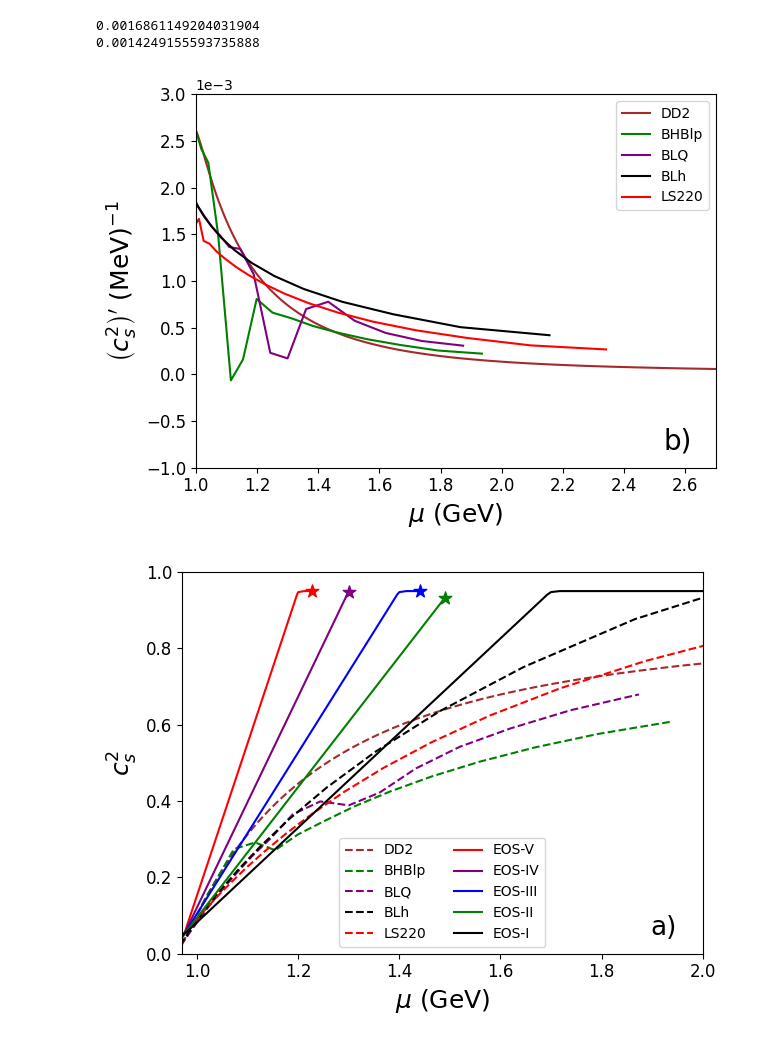
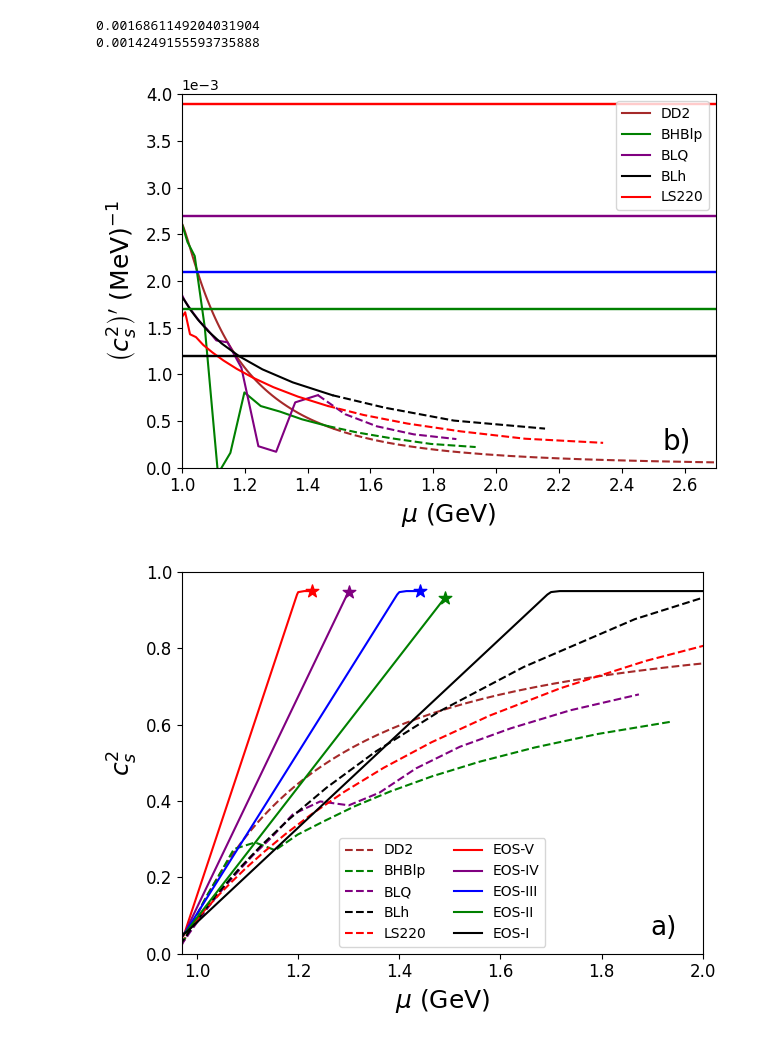
Before and after one commit to astro-man98/High_Density_Sound_Speed, a Jupyter notebook: cs2_mf2_analysis.ipynb, the cells around one changed output. Cells and saved outputs as stored; diff of their text form; code cells hidden in the pictures.

```diff
--- a/cs2_mf2_analysis.ipynb
+++ b/cs2_mf2_analysis.ipynb
@@ -539,33 +539,36 @@ print(dd2_cs2p_M_interp(1.654))
 # %% [output]
 0.0016861149204031904
 0.0014249155593735888
+# %%
+mu_max_II = 1494.0
 # %%
 axes_label_fontsize = 18
 tick_label_fontsize = 12
 text_fontsize = 20
 
 cs2p_mub_fig,cs2p_mub_axes = plt.subplots(1)
 for eos_name in core_subeos:
-    cs2p_mub_axes.plot(eos_mub[eos_name]/1000,eos_cs2p[eos_name],color=core_subeos[eos_name],label=eos_name)
+    max_idx = bisect.bisect_left(eos_mub[eos_name],mu_max_II)
+    cs2p_mub_axes.plot(eos_mub[eos_name][:max_idx]/1000,eos_cs2p[eos_name][:max_idx],color=core_subeos[eos_name],label=eos_name)
+    cs2p_mub_axes.plot(eos_mub[eos_name][max_idx - 1:]/1000,eos_cs2p[eos_name][max_idx - 1:],color=core_subeos[eos_name],linestyle='--')
     cs2p_mub_axes.set_xlim([1.0,2.7])
-    cs2p_mub_axes.set_ylim([-0.001,0.003])
+    cs2p_mub_axes.set_ylim([0,0.004])
 
-    # cs2p_mub_axes.axhline(RVSS_List["I"][2],color = RVSS_List["I"][1],linestyle='--')
-    # cs2p_mub_axes.axhline(RVSS_List["II"][2],color = RVSS_List["II"][1],linestyle='--')
-    # cs2p_mub_axes.axhline(RVSS_List["III"][2],color = RVSS_List["III"][1],linestyle='--')
-    # cs2p_mub_axes.axhline(RVSS_List["IV"][2],color = RVSS_List["IV"][1],linestyle='--')
-    # cs2p_mub_axes.axhline(RVSS_List["V"][2],color = RVSS_List["V"][1],linestyle='--')
-    #plt.axvline(core_muTOV[eos_name]/1000,color=core_subeos[eos_name])
+    cs2p_mub_axes.axhline(RVSS_List["I"][2],color = RVSS_List["I"][1])
+    cs2p_mub_axes.axhline(RVSS_List["II"][2],color = RVSS_List["II"][1])
+    cs2p_mub_axes.axhline(RVSS_List["III"][2],color = RVSS_List["III"][1])
+    cs2p_mub_axes.axhline(RVSS_List["IV"][2],color = RVSS_List["IV"][1])
+    cs2p_mub_axes.axhline(RVSS_List["V"][2],color = RVSS_List["V"][1])
 cs2p_mub_axes.set_xlabel(r"$\mu\text{ (GeV)}$",fontsize=axes_label_fontsize)
 cs2p_mub_axes.set_ylabel(r"$\left(c_s^2\right)'\text{ (MeV)}^{-1}$",fontsize=axes_label_fontsize)
 cs2p_mub_axes.tick_params(labelsize=tick_label_fontsize)
 cs2p_mub_axes.ticklabel_format(style='sci',axis='y',scilimits=(-3.0,-3.0))
 cs2p_mub_axes.text(0.9,0.05,'b)',transform=cs2p_mub_axes.transAxes,fontsize=text_fontsize)
 cs2p_mub_axes.legend()
 cs2p_mub_fig.tight_layout()
-# cs2p_mub_fig.savefig('./Figures/Final_Paper_Figs/cs2p_mub.pdf',format='pdf',dpi=300)
+cs2p_mub_fig.savefig('./Figures/Final_Paper_Figs/cs2p_mub.pdf',format='pdf',dpi=300)
 # %% [output]
-[figure, old version]
+[figure, new version]
 # %%
 mu_max_V = 1235.0
 mu_max_IV = 1308.0
```
Also changed, not shown: parts of 1 cell of this notebook, 6 other files.
